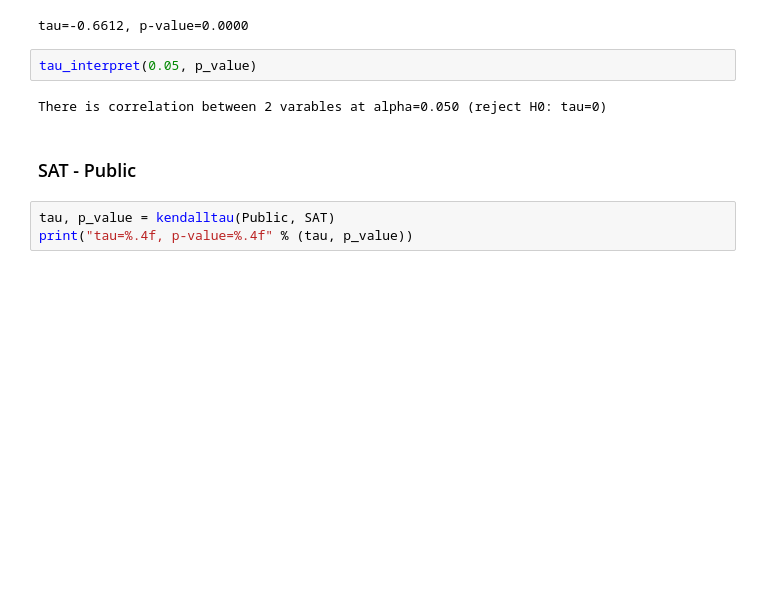
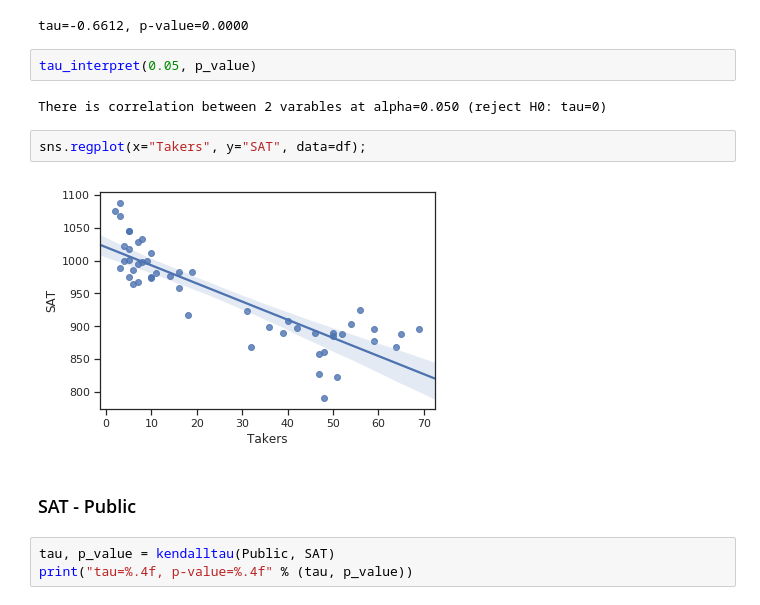
Before and after one commit to icerealm/SAT, a Jupyter notebook: SAT.ipynb, the cells around one changed output. Drawn from its saved outputs; the diff is of its cells as text; blank space fills up the shorter version.

```diff
--- a/SAT.ipynb
+++ b/SAT.ipynb
@@ -282,6 +262,10 @@ tau=-0.6612, p-value=0.0000
 tau_interpret(0.05, p_value)
 # %% [output]
 There is correlation between 2 varables at alpha=0.050 (reject H0: tau=0)
+# %%
+sns.regplot(x="Takers", y="SAT", data=df);
+# %% [output]
+[figure, added]
 # %% [markdown]
  ### SAT - Public
 # %%
```
Also changed, not shown: parts of 13 cells of this notebook.
